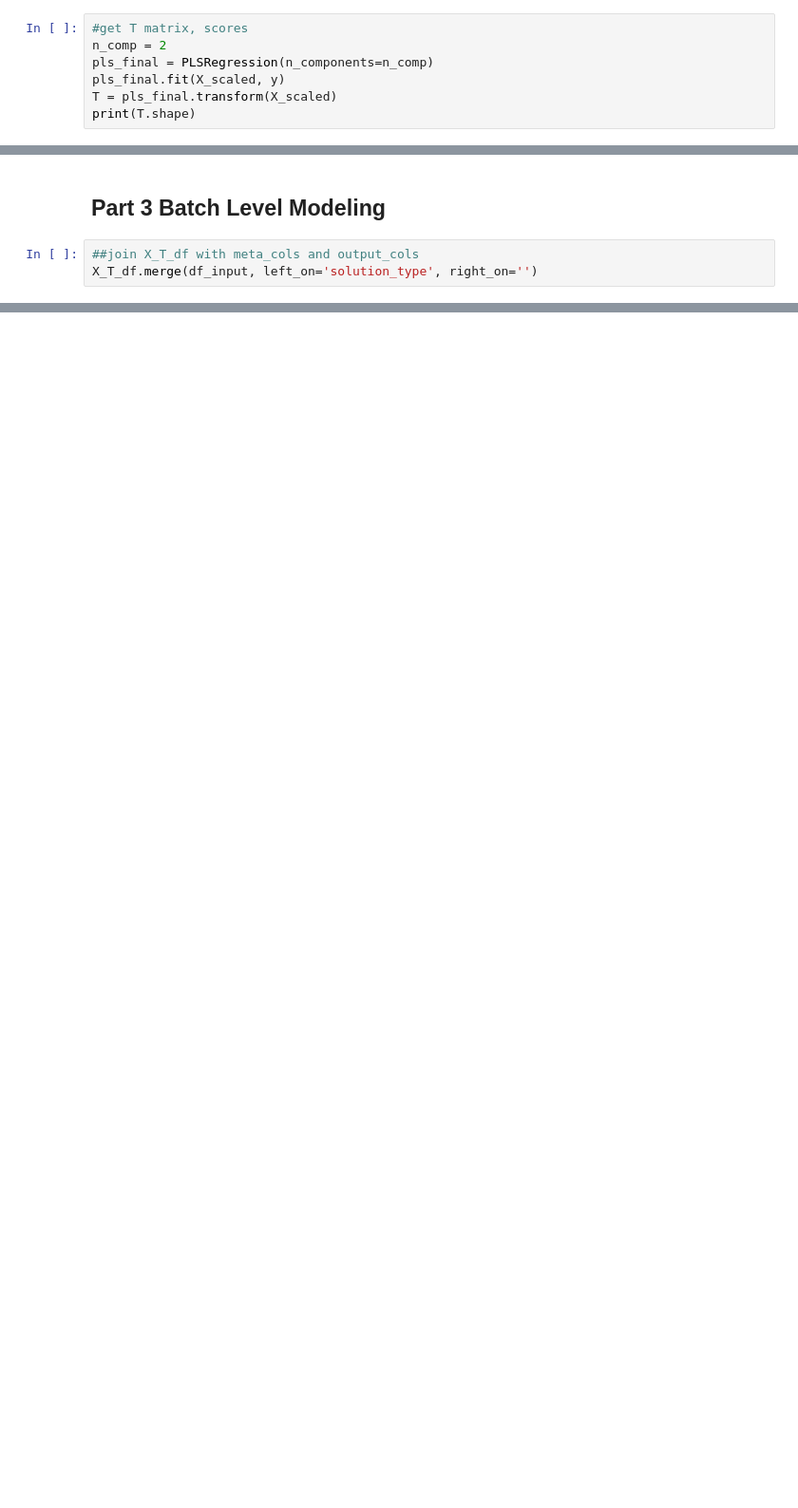
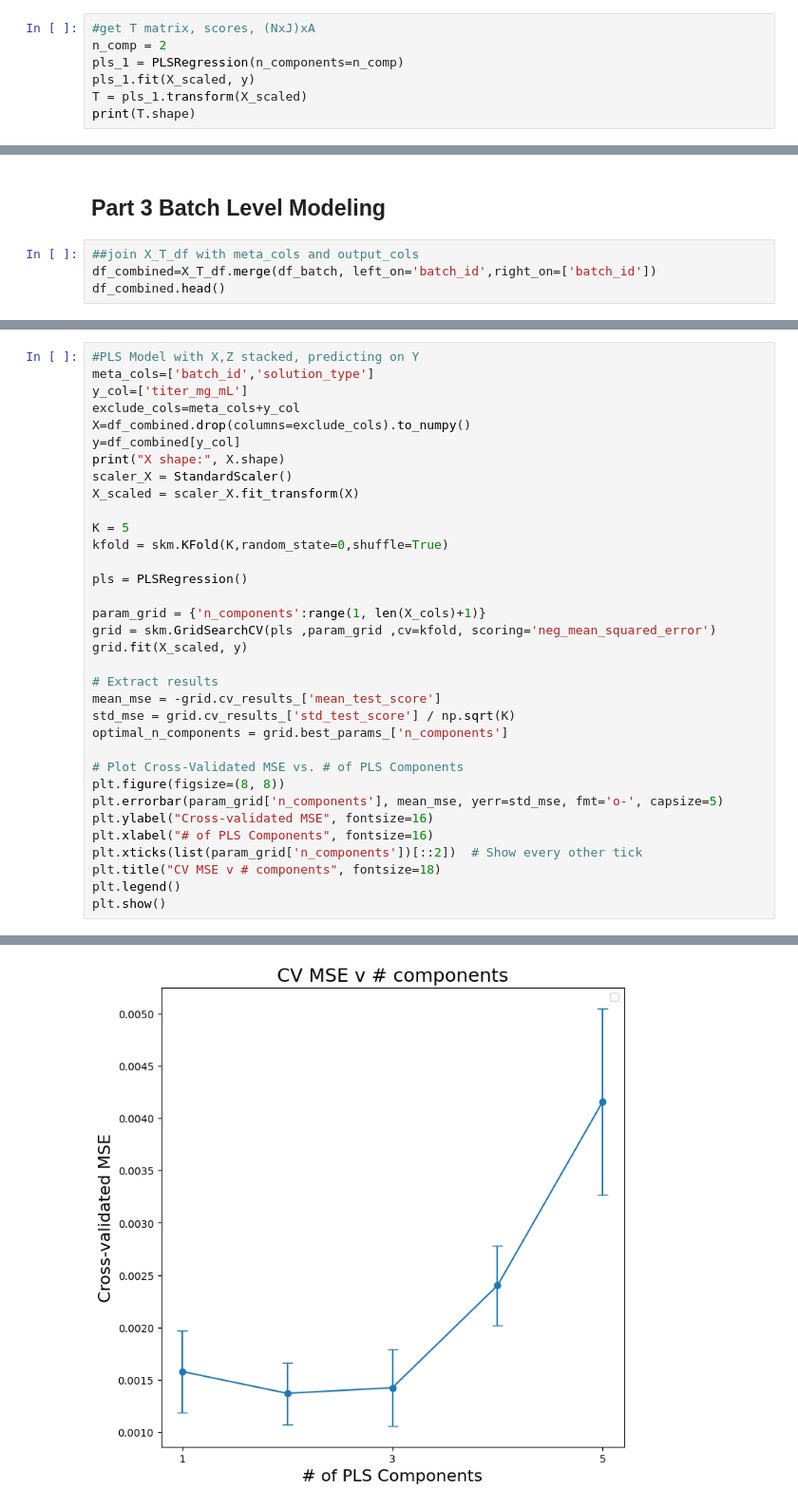
Before and after one commit to jhwaffles/batch_evolution_modeling, a Jupyter notebook: batch_evolution_modeling.ipynb, the cells around one changed output, grey strips where cells are left out. Shown at 95% size. Saved outputs shown, nothing was run; the diff lists cells and outputs as text; blank space fills up the shorter version.

```diff
--- a/batch_evolution_modeling.ipynb
+++ b/batch_evolution_modeling.ipynb
@@ -93,10 +96,10 @@ X shape: (425, 5)
 [figure]
 # %%
-#get T matrix, scores
+#get T matrix, scores, (NxJ)xA
 n_comp = 2
-pls_final = PLSRegression(n_components=n_comp)
-pls_final.fit(X_scaled, y)
-T = pls_final.transform(X_scaled)
+pls_1 = PLSRegression(n_components=n_comp)
+pls_1.fit(X_scaled, y)
+T = pls_1.transform(X_scaled)
 print(T.shape)
 # %% [output]
 (425, 2)
@@ -306,4 +312,5 @@ plot_component_with_bounds(X_T_df, component='comp_1')
 ## Part 3 Batch Level Modeling
 # %%
 ##join X_T_df with meta_cols and output_cols
-X_T_df.merge(df_input, left_on='solution_type', right_on='')
+df_combined=X_T_df.merge(df_batch, left_on='batch_id',right_on=['batch_id'])
+df_combined.head()
@@ -309,0 +325,35 @@ X_T_df.merge(df_input, left_on='solution_type', right_on='')
+# %%
+#PLS Model with X,Z stacked, predicting on Y
+meta_cols=['batch_id','solution_type']
+y_col=['titer_mg_mL']
+exclude_cols=meta_cols+y_col
+X=df_combined.drop(columns=exclude_cols).to_numpy()
+y=df_combined[y_col]
+print("X shape:", X.shape)
+scaler_X = StandardScaler()
+X_scaled = scaler_X.fit_transform(X)
+
+K = 5
+kfold = skm.KFold(K,random_state=0,shuffle=True)
+
+pls = PLSRegression()
+
+param_grid = {'n_components':range(1, len(X_cols)+1)}
+grid = skm.GridSearchCV(pls ,param_grid ,cv=kfold, scoring='neg_mean_squared_error')
+grid.fit(X_scaled, y)
+
+# Extract results
+mean_mse = -grid.cv_results_['mean_test_score']
+std_mse = grid.cv_results_['std_test_score'] / np.sqrt(K)
+optimal_n_components = grid.best_params_['n_components']
+
+# Plot Cross-Validated MSE vs. # of PLS Components
+plt.figure(figsize=(8, 8))
+plt.errorbar(param_grid['n_components'], mean_mse, yerr=std_mse, fmt='o-', capsize=5)
+plt.ylabel("Cross-validated MSE", fontsize=16)
+plt.xlabel("# of PLS Components", fontsize=16)
+plt.xticks(list(param_grid['n_components'])[::2])  # Show every other tick
+plt.title("CV MSE v # components", fontsize=18)
+plt.legend()
+plt.show()
+# %% [output]
@@ -309,0 +362 @@ X_T_df.merge(df_input, left_on='solution_type', right_on='')
+[figure, added]
```
Also changed, not shown: parts of 14 cells of this notebook, 5 other files.
